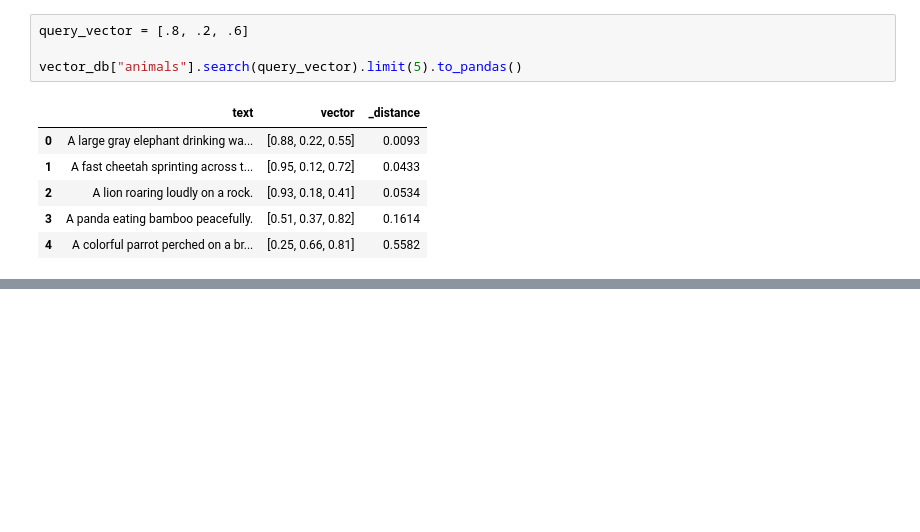
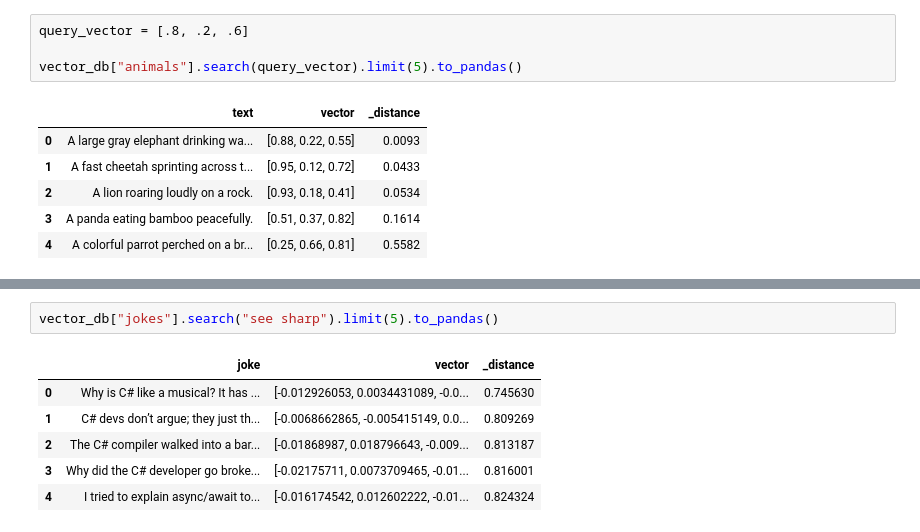
Before and after one commit to katryl-yh/ai_engineering_katrin_rylander_de24, a Jupyter notebook: 09_lancedb_vector_database/lancedb_explorations.ipynb, the cells around one changed output, grey strips where cells are left out. Cells and saved outputs as stored; diff of their text form; blank space fills up the shorter version.

```diff
--- a/09_lancedb_vector_database/lancedb_explorations.ipynb
+++ b/09_lancedb_vector_database/lancedb_explorations.ipynb
@@ -141,0 +222,9 @@ vector_db["animals"].search(query_vector).limit(5).to_pandas()
+# %%
+vector_db["jokes"].search("see sharp").limit(5).to_pandas()
+# %% [output]
+|  | joke | vector | _distance |
+| 0 | Why is C# like a musical? It has ... | [-0.012926053, 0.0034431089, -0.0... | 0.745630 |
+| 1 | C# devs don’t argue; they just th... | [-0.0068662865, -0.005415149, 0.0... | 0.809269 |
+| 2 | The C# compiler walked into a bar... | [-0.01868987, 0.018796643, -0.009... | 0.813187 |
+| 3 | Why did the C# developer go broke... | [-0.02175711, 0.0073709465, -0.01... | 0.816001 |
+| 4 | I tried to explain async/await to... | [-0.016174542, 0.012602222, -0.01... | 0.824324 |
```
Also changed, not shown: parts of 11 cells of this notebook, 2 other files.
